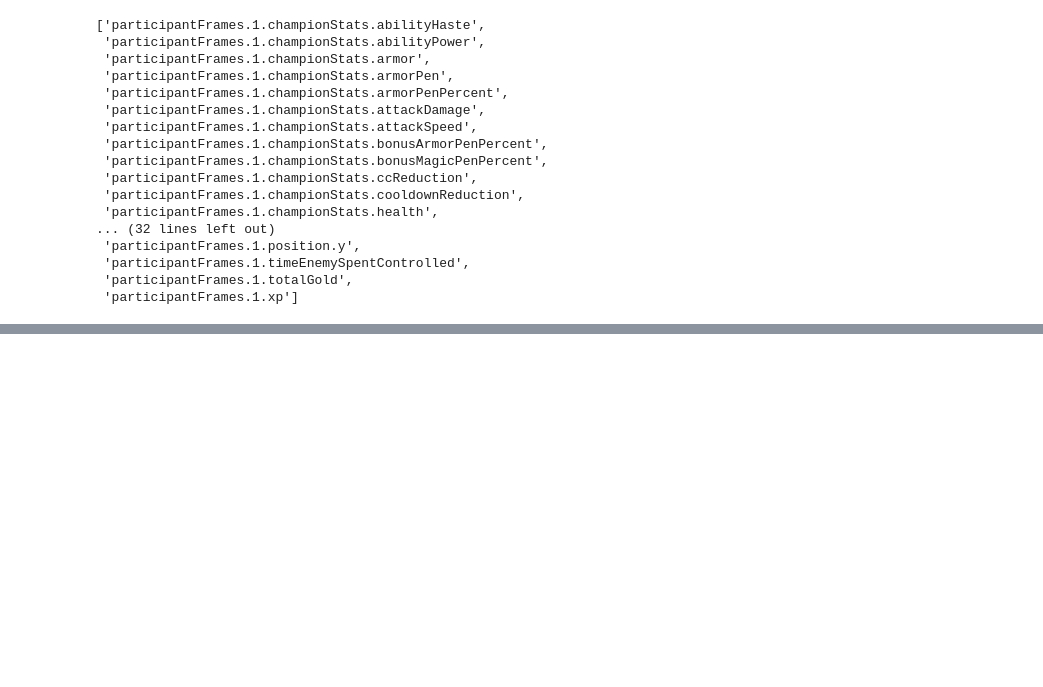
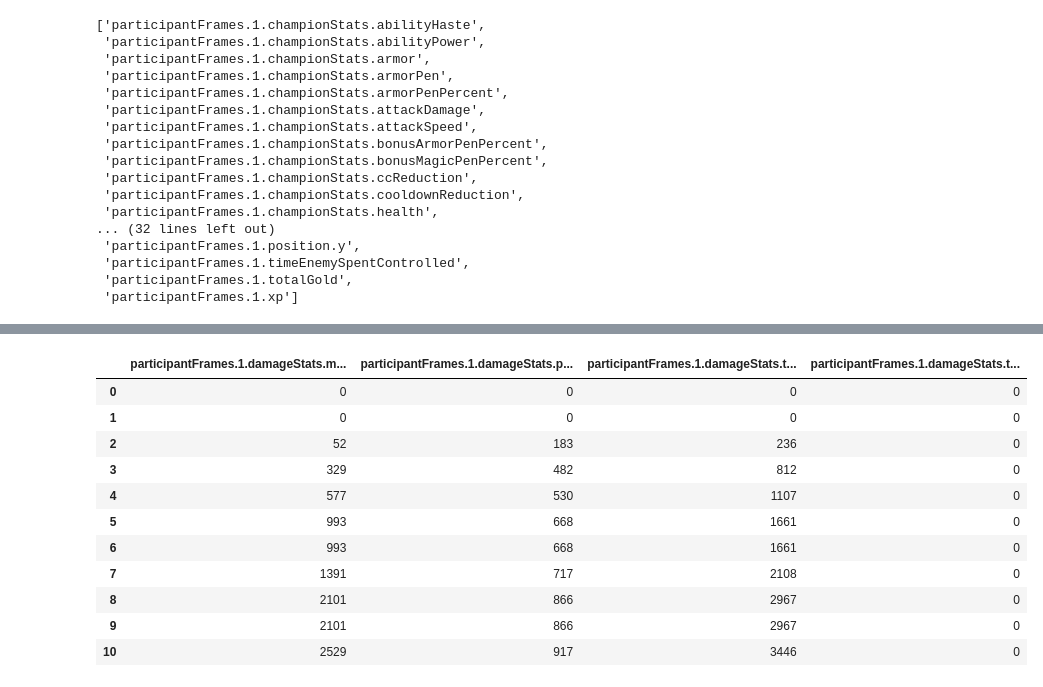
Before and after one commit to nss-data-science-cohort-6/kaggle_lol-elden-ring, a Jupyter notebook: notebooks/data_exploration.ipynb, the cells around one changed output, grey strips where cells are left out. Saved outputs shown, nothing was run; the diff lists cells and outputs as text; code cells hidden in the pictures; blank space fills up the shorter version.

```diff
--- a/notebooks/data_exploration.ipynb
+++ b/notebooks/data_exploration.ipynb
@@ -170,0 +221,15 @@ player_1_cols
+# %%
+timeline01_test[player_1_cols]
+# %% [output]
+|  | participantFrames.1.damageStats.m... | participantFrames.1.damageStats.p... | participantFrames.1.damageStats.t... | participantFrames.1.damageStats.t... |
+| 0 | 0 | 0 | 0 | 0 |
+| 1 | 0 | 0 | 0 | 0 |
+| 2 | 52 | 183 | 236 | 0 |
+| 3 | 329 | 482 | 812 | 0 |
+| 4 | 577 | 530 | 1107 | 0 |
+| 5 | 993 | 668 | 1661 | 0 |
+| 6 | 993 | 668 | 1661 | 0 |
+| 7 | 1391 | 717 | 2108 | 0 |
+| 8 | 2101 | 866 | 2967 | 0 |
+| 9 | 2101 | 866 | 2967 | 0 |
+| 10 | 2529 | 917 | 3446 | 0 |
```
Also changed, not shown: parts of 7 cells of this notebook, 1 other file.
